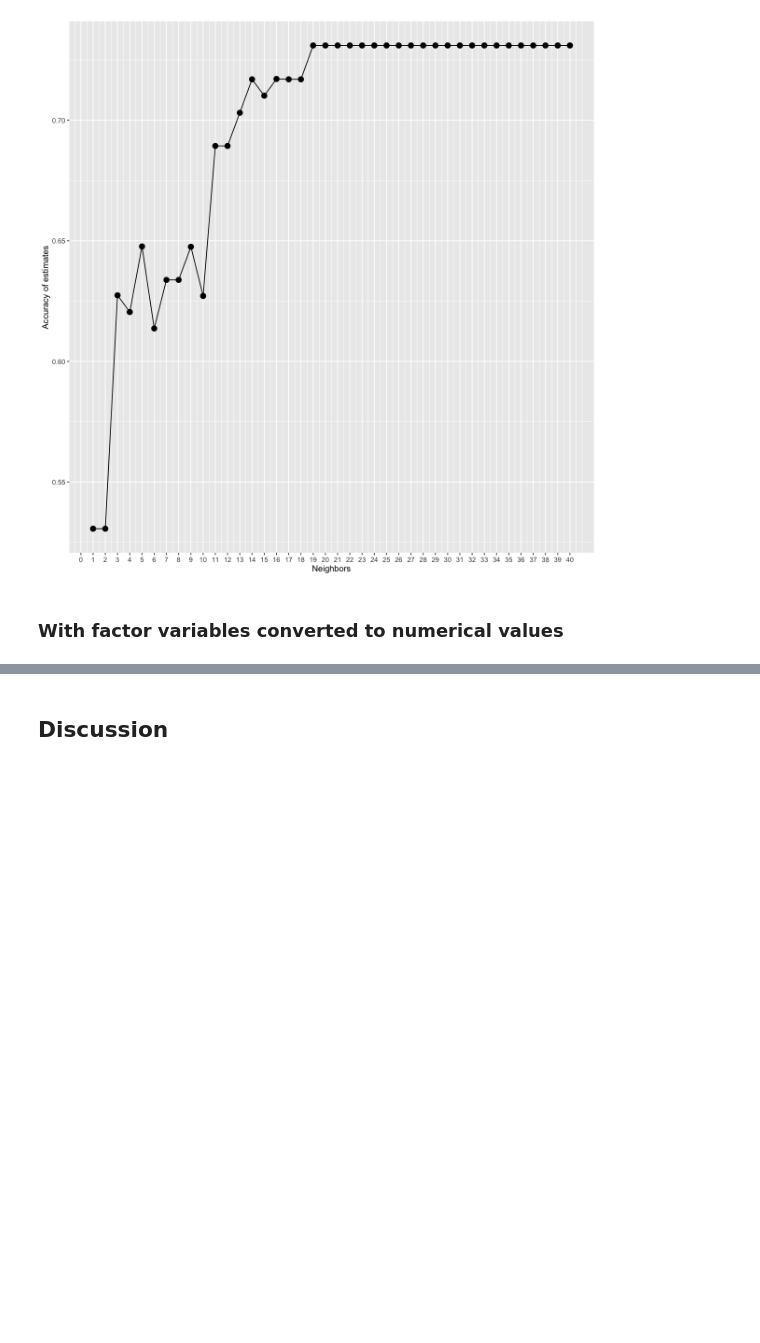
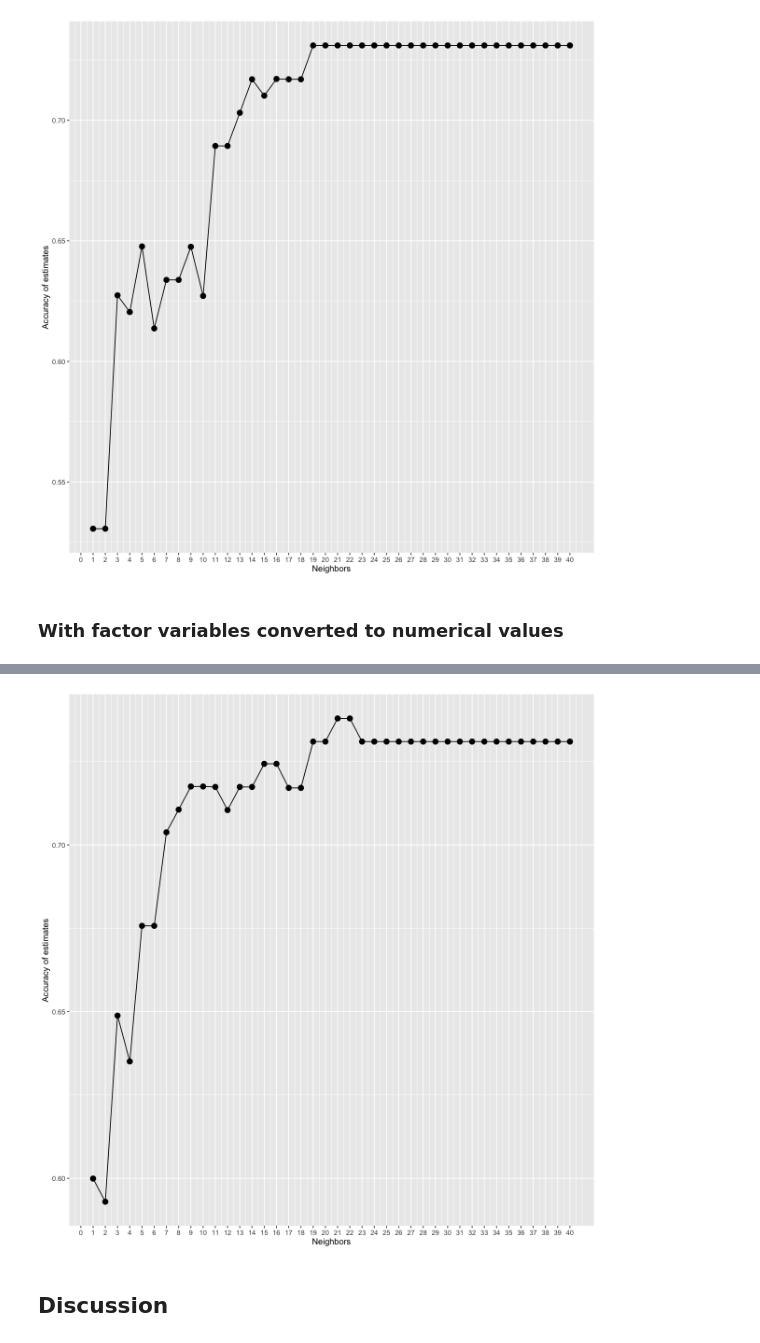
Before and after one commit to avahbot/dsci-100-term-project-final, a Jupyter notebook: project.ipynb, the cells around one changed output, grey strips where cells are left out. Saved outputs shown, nothing was run; the diff lists cells and outputs as text; code cells hidden in the pictures; blank space fills up the shorter version.

Commit message:
Experience level as predictor by mapping to dbl

```diff
--- a/project.ipynb
+++ b/project.ipynb
@@ -332,0 +331,23 @@ accuracies |> ggplot(aes(x = neighbors, y = mean)) +
+# %%
+set.seed(6767)
+
+experience_map <- c("Beginner"=0, "Amateur"=1, "Regular"=2, "Pro"=3, "Veteran"=4)
+
+converted_players <- tidy_players |> mutate(experience_level = experience_map[as.character(experience)])
+
+players_split <- initial_split(converted_players, prop = 0.75, strata = subscribe)
+players_train <- training(players_split)
+players_test <- testing(players_split)
+
+players_vfold <- vfold_cv(players_train, v = 3, strata = subscribe)
+
+subscription_recipe <- recipe(subscribe ~ age + played_hours + experience_level, converted_players) |>
+    step_scale(all_predictors()) |>
+    step_center(all_predictors())
+
+subscription_resample_fit <- workflow() |>
+    add_recipe(subscription_recipe) |>
+    add_model(knn_spec) |>
+    fit_resamples(resamples = players_vfold)
+
+subscription_resample_fit |> collect_metrics()
@@ -333,3 +361,26 @@ accuracies |> ggplot(aes(x = neighbors, y = mean)) +
+# %%
+knn_tune <- nearest_neighbor(weight_func = "rectangular", neighbors = tune()) |>
+    set_engine("kknn") |>
+    set_mode("classification")
+
+k_vals <- tibble(neighbors = seq(from = 1, to = 40, by = 1))
+
+knn_results <- workflow() |>
+    add_recipe(subscription_recipe) |>
+    add_model(knn_tune) |>
+    tune_grid(resamples = players_vfold, grid = k_vals) |>
+    collect_metrics()
+
+accuracies <- knn_results |>
+    filter(.metric == "accuracy")
+
+accuracies |> ggplot(aes(x = neighbors, y = mean)) +
+    geom_point(size = 3) +
+    geom_line() +
+    labs(x = "Neighbors", y = "Accuracy of estimates") +
+    scale_x_continuous(breaks = seq(from = 0, to = 40, by = 1))
+# %% [output]
+[figure, added]
 # %% [markdown]
 ## Discussion
 # %% [markdown]
```
Also changed, not shown: parts of 3 cells of this notebook.
